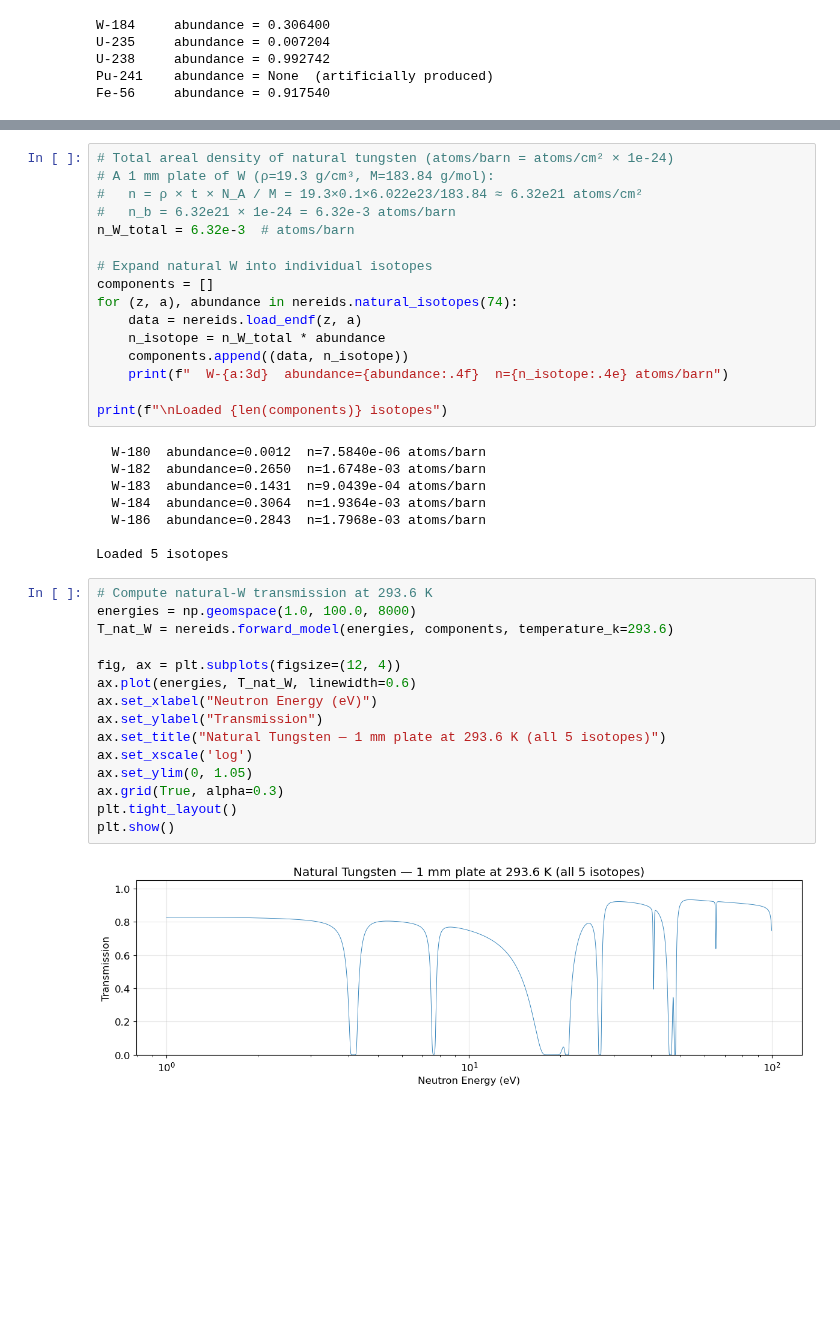
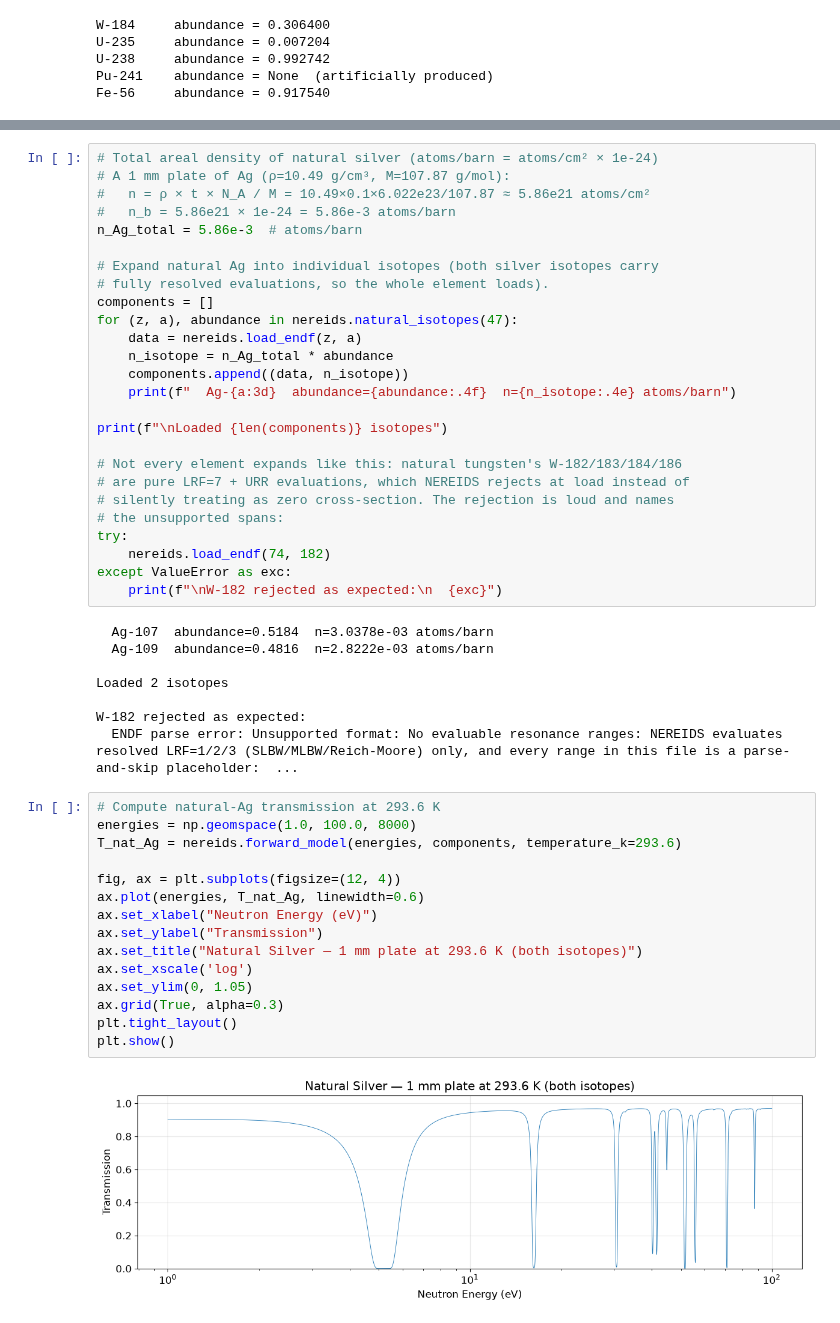
Before and after one commit to ornlneutronimaging/NEREIDS, a Jupyter notebook: examples/notebooks/building_blocks/02_element_utilities.ipynb, the cells around one changed output, grey strips where cells are left out. Cells and saved outputs as stored; diff of their text form; blank space fills up the shorter version.

```diff
--- a/examples/notebooks/building_blocks/02_element_utilities.ipynb
+++ b/examples/notebooks/building_blocks/02_element_utilities.ipynb
@@ -185,42 +185,52 @@ Here we build the tungsten transmission spectrum from natural W.
 # %%
-# Total areal density of natural tungsten (atoms/barn = atoms/cm² × 1e-24)
-# A 1 mm plate of W (ρ=19.3 g/cm³, M=183.84 g/mol):
-#   n = ρ × t × N_A / M = 19.3×0.1×6.022e23/183.84 ≈ 6.32e21 atoms/cm²
-#   n_b = 6.32e21 × 1e-24 = 6.32e-3 atoms/barn
-n_W_total = 6.32e-3  # atoms/barn
+# Total areal density of natural silver (atoms/barn = atoms/cm² × 1e-24)
+# A 1 mm plate of Ag (ρ=10.49 g/cm³, M=107.87 g/mol):
+#   n = ρ × t × N_A / M = 10.49×0.1×6.022e23/107.87 ≈ 5.86e21 atoms/cm²
+#   n_b = 5.86e21 × 1e-24 = 5.86e-3 atoms/barn
+n_Ag_total = 5.86e-3  # atoms/barn
 
-# Expand natural W into individual isotopes
+# Expand natural Ag into individual isotopes (both silver isotopes carry
+# fully resolved evaluations, so the whole element loads).
 components = []
-for (z, a), abundance in nereids.natural_isotopes(74):
+for (z, a), abundance in nereids.natural_isotopes(47):
     data = nereids.load_endf(z, a)
-    n_isotope = n_W_total * abundance
+    n_isotope = n_Ag_total * abundance
     components.append((data, n_isotope))
-    print(f"  W-{a:3d}  abundance={abundance:.4f}  n={n_isotope:.4e} atoms/barn")
+    print(f"  Ag-{a:3d}  abundance={abundance:.4f}  n={n_isotope:.4e} atoms/barn")
 
 print(f"\nLoaded {len(components)} isotopes")
+
+# Not every element expands like this: natural tungsten's W-182/183/184/186
+# are pure LRF=7 + URR evaluations, which NEREIDS rejects at load instead of
+# silently treating as zero cross-section. The rejection is loud and names
+# the unsupported spans:
+try:
+    nereids.load_endf(74, 182)
+except ValueError as exc:
+    print(f"\nW-182 rejected as expected:\n  {exc}")
 # %% [output]
-  W-180  abundance=0.0012  n=7.5840e-06 atoms/barn
-  W-182  abundance=0.2650  n=1.6748e-03 atoms/barn
-  W-183  abundance=0.1431  n=9.0439e-04 atoms/barn
-  W-184  abundance=0.3064  n=1.9364e-03 atoms/barn
-  W-186  abundance=0.2843  n=1.7968e-03 atoms/barn
+  Ag-107  abundance=0.5184  n=3.0378e-03 atoms/barn
+  Ag-109  abundance=0.4816  n=2.8222e-03 atoms/barn
 
-Loaded 5 isotopes
+Loaded 2 isotopes
+
+W-182 rejected as expected:
+  ENDF parse error: Unsupported format: No evaluable resonance ranges: NEREIDS evaluates resolved LRF=1/2/3 (SLBW/MLBW/Reich-Moore) only, and every range in this file is a parse-and-skip placeholder:  ...
 # %%
-# Compute natural-W transmission at 293.6 K
+# Compute natural-Ag transmission at 293.6 K
 energies = np.geomspace(1.0, 100.0, 8000)
-T_nat_W = nereids.forward_model(energies, components, temperature_k=293.6)
+T_nat_Ag = nereids.forward_model(energies, components, temperature_k=293.6)
 
 fig, ax = plt.subplots(figsize=(12, 4))
-ax.plot(energies, T_nat_W, linewidth=0.6)
+ax.plot(energies, T_nat_Ag, linewidth=0.6)
 ax.set_xlabel("Neutron Energy (eV)")
 ax.set_ylabel("Transmission")
-ax.set_title("Natural Tungsten — 1 mm plate at 293.6 K (all 5 isotopes)")
+ax.set_title("Natural Silver — 1 mm plate at 293.6 K (both isotopes)")
 ax.set_xscale('log')
 ax.set_ylim(0, 1.05)
 ax.grid(True, alpha=0.3)
 plt.tight_layout()
 plt.show()
 # %% [output]
-[figure, old version]
+[figure, new version]
 # %% [markdown]
```
Also changed, not shown: parts of 2 cells of this notebook, 5 other files.
